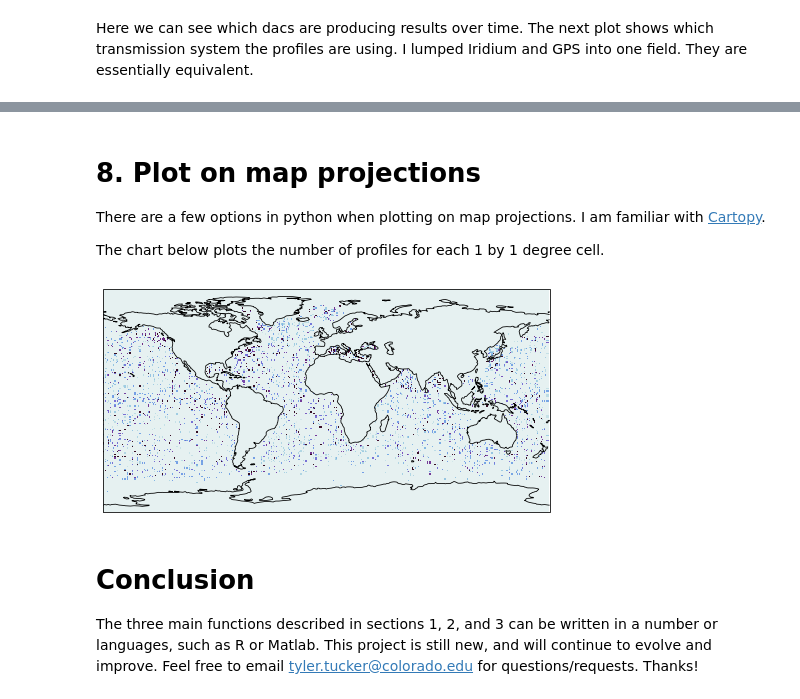
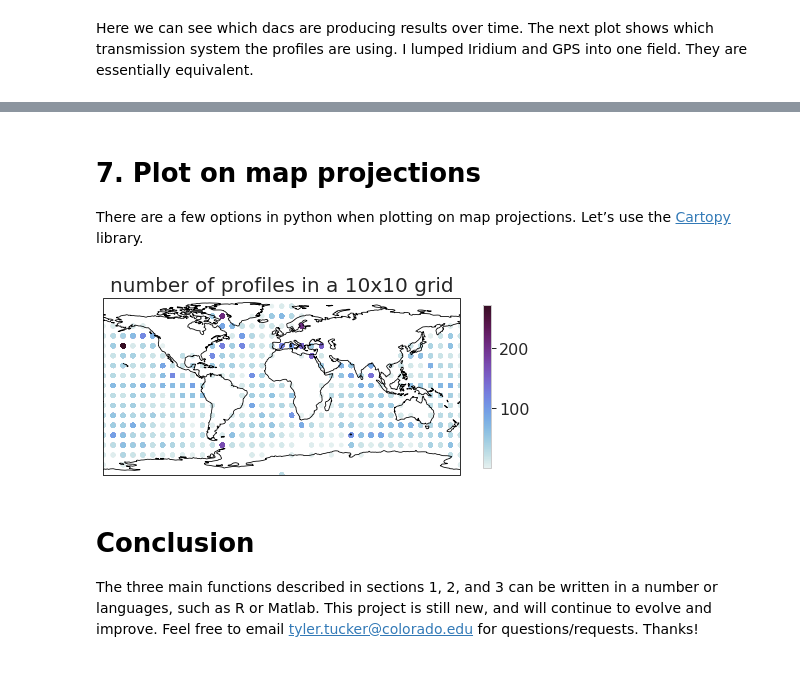
Before and after one commit to tylertucker202/argo-database, a Jupyter notebook: verdzi-api/argovis-python-api.ipynb, the cells around one changed output, grey strips where cells are left out. Drawn from its saved outputs; the diff is of its cells as text; code cells hidden in the pictures; blank space fills up the shorter version.

```diff
--- a/verdzi-api/argovis-python-api.ipynb
+++ b/verdzi-api/argovis-python-api.ipynb
@@ -75,6 +80,7 @@ The requests library handles HTTP get requests. If the message is received and t
 # %%
 def get_profile(profile_number):
-    resp = requests.get('https://argovis.colorado.edu/catalog/profiles/'+profile_number)
+    url = 'https://argovis.colorado.edu/catalog/profiles/{}'.format(profile_number)
+    resp = requests.get(url)
     # Consider any status other than 2xx an error
     if not resp.status_code // 100 == 2:
         return "Error: Unexpected response {}".format(resp)
@@ -599,0 +529,6 @@ oceanGrid.fillna(0, inplace=True)
+# %%
+presRange = '[50, 55]' #  used to query database
+startDate='2017-10-15'
+endDate='2017-10-30'
+sliceProfiles = get_ocean_slice(startDate, endDate, presRange)
+sliceDf = parse_into_df(sliceProfiles)
@@ -599,0 +539,16 @@ oceanGrid.fillna(0, inplace=True)
+# %%
+def to_bin(x, delta):
+    if x % (delta) <= delta/2:
+        return np.floor(x / delta) * delta
+    else:
+        return np.ceil(x / delta) * delta
+
+def bin_layer_df(df, deltaLat, deltaLon):
+    df['latbin'] = df.lat.apply(lambda lat: to_bin(lat, deltaLat))
+    df['lonbin'] = df.lon.apply(lambda lon: to_bin(lon, deltaLon))
+    df.set_index(['latbin', 'lonbin'], inplace=True)
+    df['nProf'] = df['profile_id'].groupby(level=['latbin', 'lonbin']).count()
+    df = df.reset_index()
+    return df
+# %%
+sliceDf = bin_layer_df(sliceDf, 10, 10)
@@ -600,27 +564,29 @@ oceanGrid.fillna(0, inplace=True)
 # %% [markdown]
-<a name="section_eight"/> </a>
-# 8. Plot on map projections
+<a name="section_seven"/> </a>
+# 7. Plot on map projections
 
-There are a few options in python when plotting on map projections. I am familiar with [Cartopy](http://scitools.org.uk/cartopy/).
-
-The chart below plots the number of profiles for each 1 by 1 degree cell.
+There are a few options in python when plotting on map projections. Let’s use the [Cartopy](https://scitools.org.uk/cartopy/docs/latest/) library.
 # %%
 def plot_pmesh(df):
     fig = plt.figure(figsize=(8,12))
     df.sort_values(by=['lon', 'lat'], ascending=[True, False], inplace=True)
-    x = df['lon'].values.reshape(180,360)
-    y = df['lat'].values.reshape(180,360)
-    z = df['nProf'].values.reshape(180,360)
+    granularity = 50j
+    df.sort_values(by=['lonbin', 'latbin'], ascending=[True, False], inplace=True)
+    x = df['lonbin'].values
+    y = df['latbin'].values
+    z = df['nProf'].values
     ax = plt.axes(projection=ccrs.PlateCarree())
+    plt.title('number of profiles in a 10x10 grid')
+
     ax.coastlines(zorder=1)
-    plt.pcolormesh(x, y, z,vmax=40, cmap=cmocean.cm.dense, transform=ccrs.PlateCarree(),zorder=0)
+    sct = plt.scatter(x, y, c=z,s=15, cmap=cmocean.cm.dense,zorder=0)
+    cbar = fig.colorbar(sct, cmap=cmocean.cm.dense, shrink=.25)
     return fig
 
-df = oceanGrid
-pmeshfig = plot_pmesh(df)
+pmeshfig = plot_pmesh(sliceDf)
 plt.show()
 # %% [output]
-[figure, old version]
+[figure, new version]
 # %% [markdown]
 # Conclusion
 
```
Also changed, not shown: parts of 53 cells of this notebook, 7 other files.
